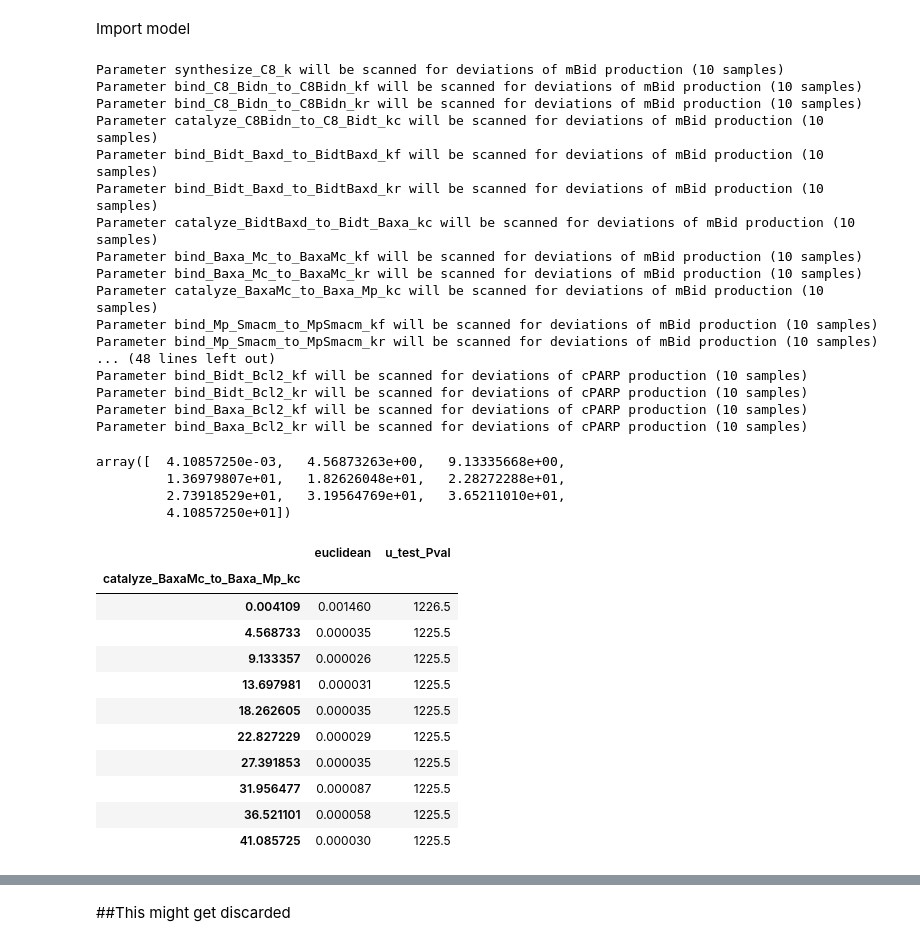
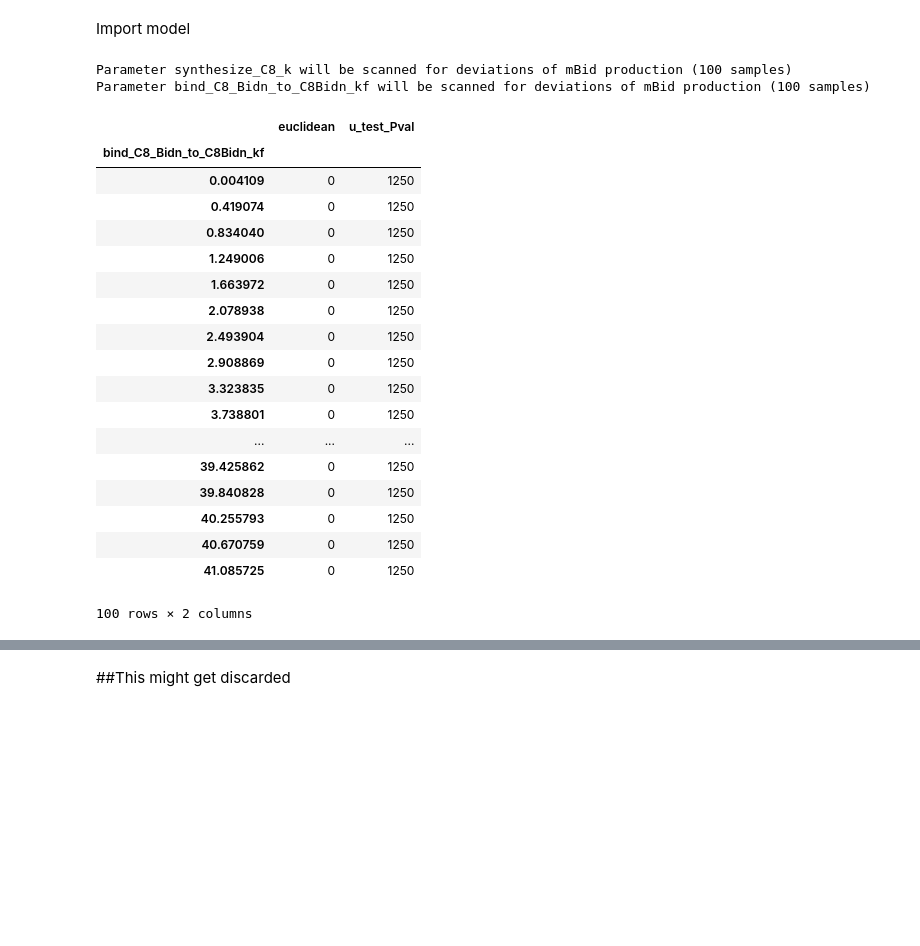
Before and after one commit to ortega2247/qsb, a Jupyter notebook: qsb_sensitivity.ipynb, the cells around one changed output, grey strips where cells are left out. Cells and saved outputs as stored; diff of their text form; code cells hidden in the pictures; blank space fills up the shorter version.

```diff
--- a/qsb_sensitivity.ipynb
+++ b/qsb_sensitivity.ipynb
@@ -59,21 +64,25 @@ def messed_up_param(model,param,out_var,order_magnitude,samples):
     magnitude below and above its experimentally fitted value
     samples: samples to be generated
     '''
+    reload(m)
     # set integration interval
     t = np.linspace(0,200000)
     # Store original parameter value
-    old_param_value = param.value
+#     old_param_value = deepcopy(param.value)
     # The parameter will be modified _samples_ times
     # _order_magnitude_ orders of magnitude
-    value_list = np.linspace(old_param_value * 10**-order_magnitude, old_param_value * 10**order_magnitude,samples)
+    value_list = np.linspace(old_param_value * 10**-order_magnitude,
+                             old_param_value * 10**order_magnitude,
+                             samples)
     # Solve the ODE system for the original model
     yout_old = odesolve(model.model, t)
     # Extract output variable to be analyzed
-    analyte = yout_old[out_var]
+    analyte = deepcopy(yout_old[out_var])
     print("Parameter {} will be scanned for deviations of {} production ({} samples)".format(param.args[0],
                                                                                              out_var,samples))
     sample_output = {}
     for value in value_list:
+        reload(m)
         # Reset model
         model.model.reset_equations()
         # Set the parameter to the new value
@@ -87,9 +96,7 @@ def messed_up_param(model,param,out_var,order_magnitude,samples):
         u_test = stats.mannwhitneyu(new_analyte,analyte)
         # Measure the euclidean distance between the sample and the original model
         euclidean = pdist([new_analyte,analyte])
-        # Reset model
-        param.value = old_param_value
-        model.model.reset_equations()
+
         # Store result in dictionary
         sample_output[value] = [euclidean[0],u_test[0]]
         # Organize result as a table
@@ -103,51 +110,33 @@ def messed_up_param(model,param,out_var,order_magnitude,samples):
     return sample_output_table
 # %%
 perturbations = {}
-for output in ['mBid','aSmac','cPARP']:
-    perturbations[output] = {param.args[0]: messed_up_param(m,param,output,2,10) for param in params_to_change}
+for output in ['mBid']:#,'aSmac','cPARP']:
+    perturbations[output] = {param.args[0]: messed_up_param(m,param,output,2,100) for param in params_to_change[:2]}
     print('\n')
 # %% [output]
-Parameter synthesize_C8_k will be scanned for deviations of mBid production (10 samples)
-Parameter bind_C8_Bidn_to_C8Bidn_kf will be scanned for deviations of mBid production (10 samples)
-Parameter bind_C8_Bidn_to_C8Bidn_kr will be scanned for deviations of mBid production (10 samples)
-Parameter catalyze_C8Bidn_to_C8_Bidt_kc will be scanned for deviations of mBid production (10 samples)
-Parameter bind_Bidt_Baxd_to_BidtBaxd_kf will be scanned for deviations of mBid production (10 samples)
-Parameter bind_Bidt_Baxd_to_BidtBaxd_kr will be scanned for deviations of mBid production (10 samples)
-Parameter catalyze_BidtBaxd_to_Bidt_Baxa_kc will be scanned for deviations of mBid production (10 samples)
-Parameter bind_Baxa_Mc_to_BaxaMc_kf will be scanned for deviations of mBid production (10 samples)
-Parameter bind_Baxa_Mc_to_BaxaMc_kr will be scanned for deviations of mBid production (10 samples)
-Parameter catalyze_BaxaMc_to_Baxa_Mp_kc will be scanned for deviations of mBid production (10 samples)
-Parameter bind_Mp_Smacm_to_MpSmacm_kf will be scanned for deviations of mBid production (10 samples)
-Parameter bind_Mp_Smacm_to_MpSmacm_kr will be scanned for deviations of mBid production (10 samples)
-... (48 lines left out)
-Parameter bind_Bidt_Bcl2_kf will be scanned for deviations of cPARP production (10 samples)
-Parameter bind_Bidt_Bcl2_kr will be scanned for deviations of cPARP production (10 samples)
-Parameter bind_Baxa_Bcl2_kf will be scanned for deviations of cPARP production (10 samples)
-Parameter bind_Baxa_Bcl2_kr will be scanned for deviations of cPARP production (10 samples)
+Parameter synthesize_C8_k will be scanned for deviations of mBid production (100 samples)
+Parameter bind_C8_Bidn_to_C8Bidn_kf will be scanned for deviations of mBid production (100 samples)
-# %%
-old_param_value = 0.4108572504964559
-order_magnitude = 2
-samples = 10
-np.linspace(old_param_value * 10**-order_magnitude, old_param_value * 10**order_magnitude,samples)
-# %% [output]
-array([  4.10857250e-03,   4.56873263e+00,   9.13335668e+00,
-         1.36979807e+01,   1.82626048e+01,   2.28272288e+01,
-         2.73918529e+01,   3.19564769e+01,   3.65211010e+01,
-         4.10857250e+01])
 # %%
-perturbations['mBid']['catalyze_BaxaMc_to_Baxa_Mp_kc']
+perturbations['mBid']['bind_C8_Bidn_to_C8Bidn_kf']
 # %% [output]
 |  | euclidean | u_test_Pval |
-| catalyze_BaxaMc_to_Baxa_Mp_kc |  |  |
-| 0.004109 | 0.001460 | 1226.5 |
-| 4.568733 | 0.000035 | 1225.5 |
-| 9.133357 | 0.000026 | 1225.5 |
-| 13.697981 | 0.000031 | 1225.5 |
-| 18.262605 | 0.000035 | 1225.5 |
-| 22.827229 | 0.000029 | 1225.5 |
-| 27.391853 | 0.000035 | 1225.5 |
-| 31.956477 | 0.000087 | 1225.5 |
-| 36.521101 | 0.000058 | 1225.5 |
-| 41.085725 | 0.000030 | 1225.5 |
+| bind_C8_Bidn_to_C8Bidn_kf |  |  |
+| 0.004109 | 0 | 1250 |
+| 0.419074 | 0 | 1250 |
+| 0.834040 | 0 | 1250 |
+| 1.249006 | 0 | 1250 |
+| 1.663972 | 0 | 1250 |
+| 2.078938 | 0 | 1250 |
+| 2.493904 | 0 | 1250 |
+| 2.908869 | 0 | 1250 |
+| 3.323835 | 0 | 1250 |
+| 3.738801 | 0 | 1250 |
+| ... | ... | ... |
+| 39.425862 | 0 | 1250 |
+| 39.840828 | 0 | 1250 |
+| 40.255793 | 0 | 1250 |
+| 40.670759 | 0 | 1250 |
+| 41.085725 | 0 | 1250 |
+100 rows × 2 columns
 # %%
 output = 'mBid'
```
Also changed, not shown: parts of 13 cells of this notebook.
